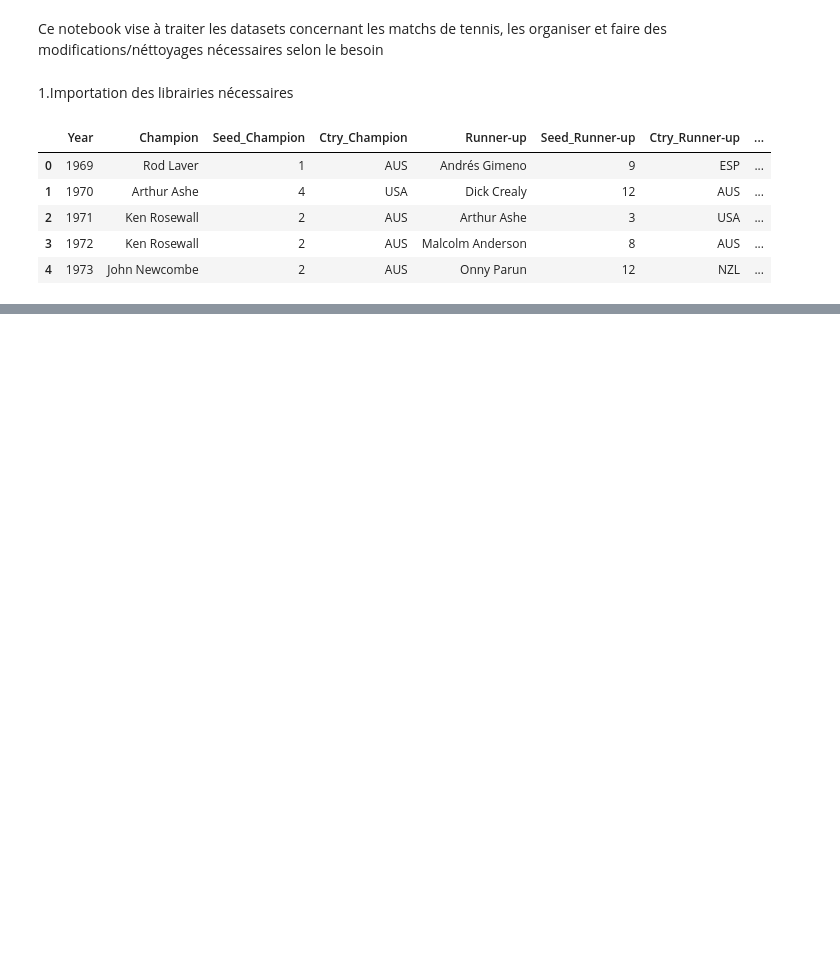
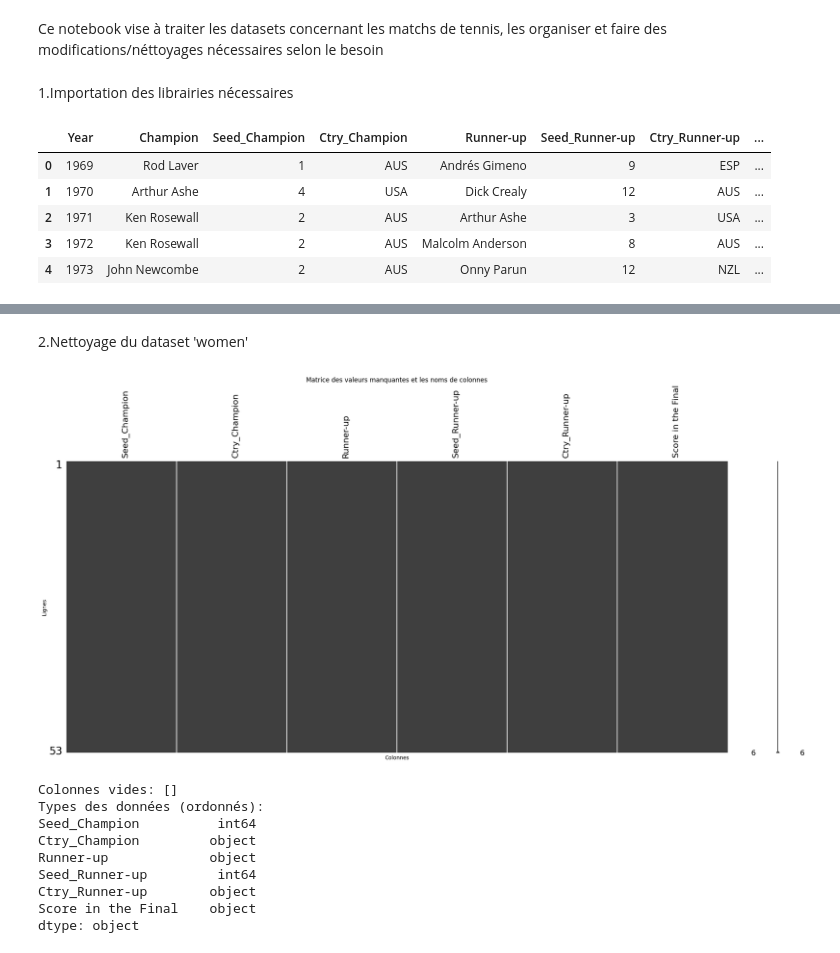
Before and after one commit to S0nia11/Projet_Sp-, a Jupyter notebook: Nettoyage data/Datasets/Matchs/Structure_datasets.ipynb, the cells around one changed output, grey strips where cells are left out. Cells and saved outputs as stored; diff of their text form; code cells hidden in the pictures; blank space fills up the shorter version.

```diff
--- a/Nettoyage data/Datasets/Matchs/Structure_datasets.ipynb
+++ b/Nettoyage data/Datasets/Matchs/Structure_datasets.ipynb
@@ -53,0 +85,37 @@ merged_df
+# %% [markdown]
+2.Nettoyage du dataset 'women'
+# %%
+def remove_index(df2):
+    df2.set_index(df2.columns[0], inplace=True)
+    df2.drop(columns=[df2.columns[0]], inplace=True)
+
+def check_empty_columns(df):
+    return df2.columns[df2.isnull().all()].tolist()
+
+def plot_missing_data_profile(df2):
+    msno.matrix(df2)
+    plt.title("Matrice des valeurs manquantes et les noms de colonnes")
+    plt.xlabel("Colonnes")
+    plt.ylabel("Lignes")
+    plt.xticks(ticks=range(len(df2.columns)), labels=df2.columns, rotation=90)
+    plt.show()
+# %%
+remove_index(df2)
+empty_columns = check_empty_columns(df2)
+plot_missing_data_profile(df2)
+print("Colonnes vides:", empty_columns)
+
+data_types_ordered = df2[df1.columns].dtypes
+print("Types des données (ordonnés):")
+print(data_types_ordered)
+# %% [output]
+[figure, added]
+Colonnes vides: []
+Types des données (ordonnés):
+Seed_Champion          int64
+Ctry_Champion         object
+Runner-up             object
+Seed_Runner-up         int64
+Ctry_Runner-up        object
+Score in the Final    object
+dtype: object
```
Also changed, not shown: parts of 9 cells of this notebook.
